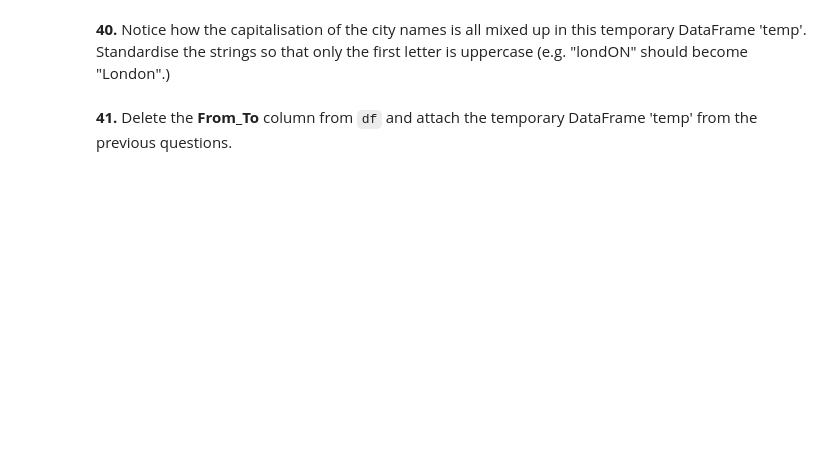
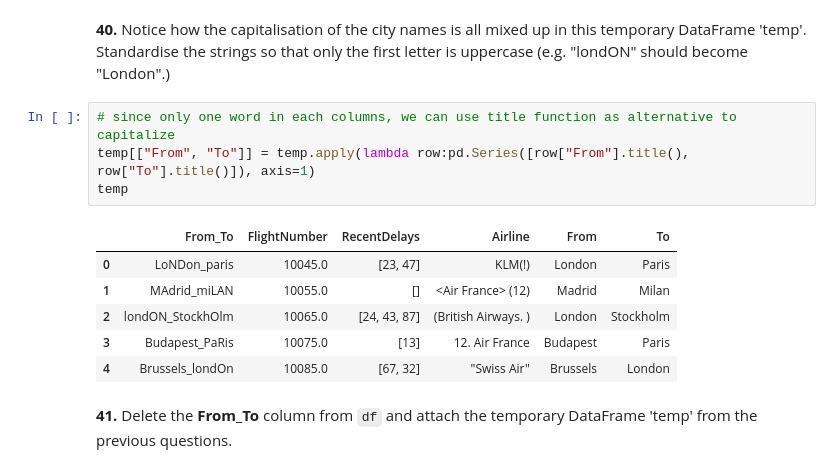
Before and after one commit to julam9/100-Pandas-Puzzles-with-Answers, a Jupyter notebook: 100-pandas-puzzles.ipynb, the cells around one changed output. Cells and saved outputs as stored; diff of their text form; blank space fills up the shorter version.

```diff
--- a/100-pandas-puzzles.ipynb
+++ b/100-pandas-puzzles.ipynb
@@ -674,4 +749,15 @@ df38.shift()
 # %% [markdown]
 **40.** Notice how the capitalisation of the city names is all mixed up in this temporary DataFrame 'temp'. Standardise the strings so that only the first letter is uppercase (e.g. "londON" should become "London".)
+# %%
+# since only one word in each columns, we can use title function as alternative to capitalize
+temp[["From", "To"]] = temp.apply(lambda row:pd.Series([row["From"].title(), row["To"].title()]), axis=1)
+temp
+# %% [output]
+|  | From_To | FlightNumber | RecentDelays | Airline | From | To |
+| 0 | LoNDon_paris | 10045.0 | [23, 47] | KLM(!) | London | Paris |
+| 1 | MAdrid_miLAN | 10055.0 | [] | <Air France> (12) | Madrid | Milan |
+| 2 | londON_StockhOlm | 10065.0 | [24, 43, 87] | (British Airways. ) | London | Stockholm |
+| 3 | Budapest_PaRis | 10075.0 | [13] | 12. Air France | Budapest | Paris |
+| 4 | Brussels_londOn | 10085.0 | [67, 32] | "Swiss Air" | Brussels | London |
 # %% [markdown]
 **41.** Delete the **From_To** column from `df` and attach the temporary DataFrame 'temp' from the previous questions.
```
Also changed, not shown: parts of 12 cells of this notebook.
